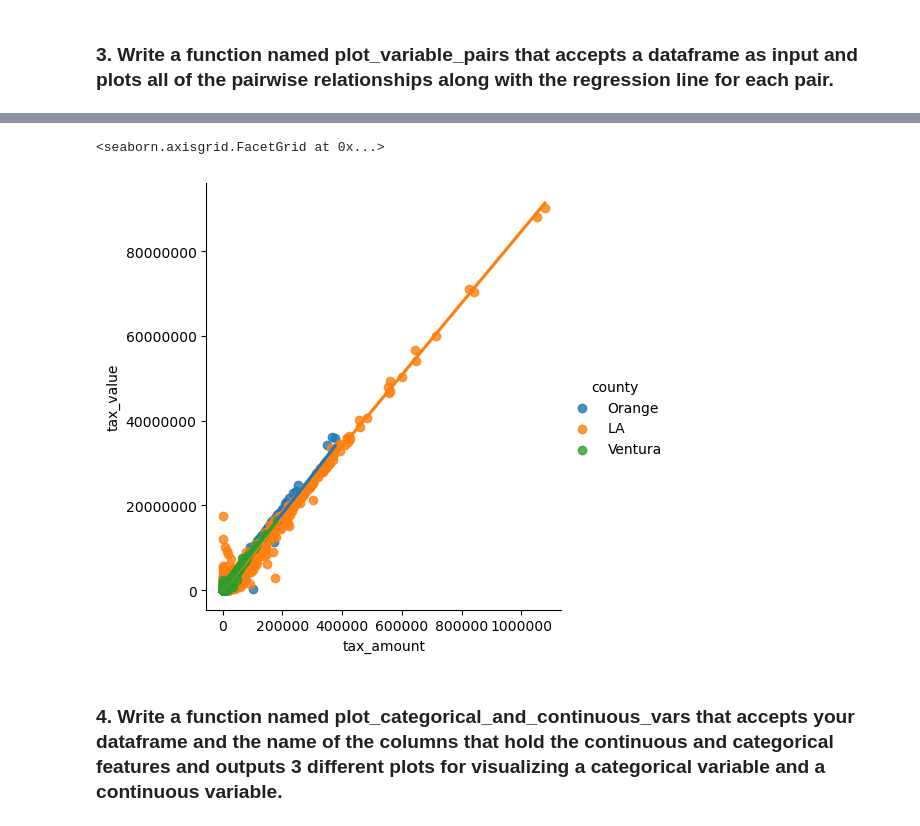
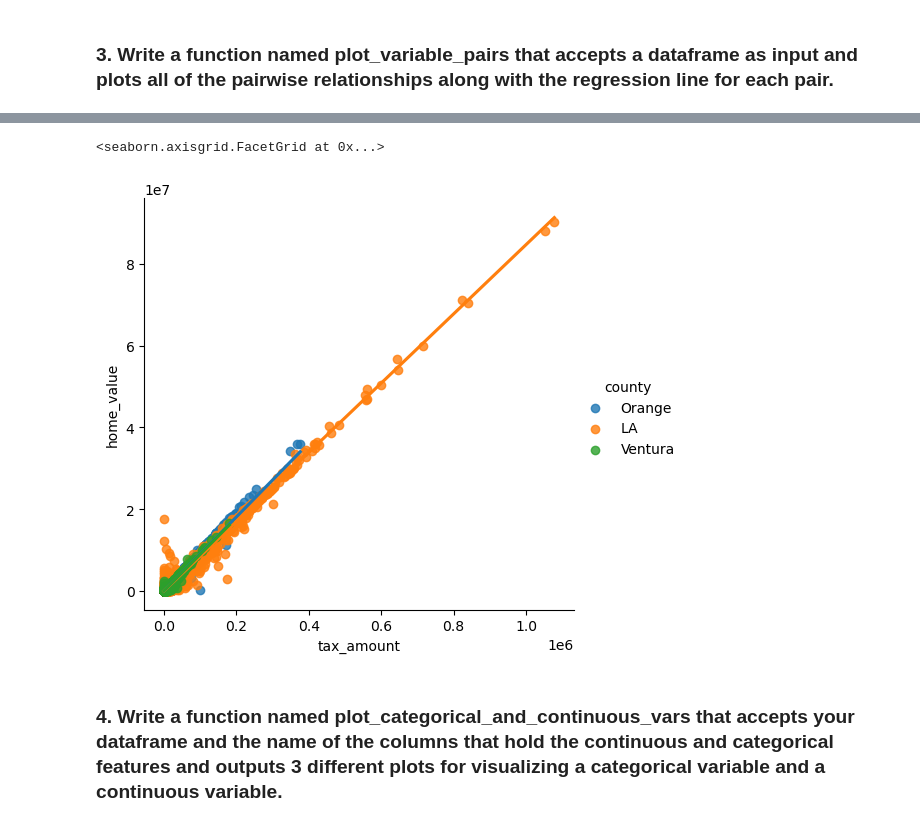
Before and after one commit to Joshua-Click/regression-exercises, a Jupyter notebook: explore.ipynb, the cells around one changed output, grey strips where cells are left out. Drawn from its saved outputs; the diff is of its cells as text; code cells hidden in the pictures.

```diff
--- a/explore.ipynb
+++ b/explore.ipynb
@@ -80,8 +80,8 @@ plot_variable_pairs(train)
 # %%
-sns.lmplot(data=train, x='tax_amount', y='tax_value', hue='county')
+sns.lmplot(data=train, x='tax_amount', y='home_value', hue='county')
 # %% [output]
 <seaborn.axisgrid.FacetGrid at 0x...>
-[figure, old version]
+[figure, new version]
 # %% [markdown]
 ### 4. Write a function named plot_categorical_and_continuous_vars that accepts your dataframe and the name of the columns that hold the continuous and categorical features and outputs 3 different plots for visualizing a categorical variable and a continuous variable.
 # %%
```
Also changed, not shown: parts of 16 cells of this notebook, 1 other file.
